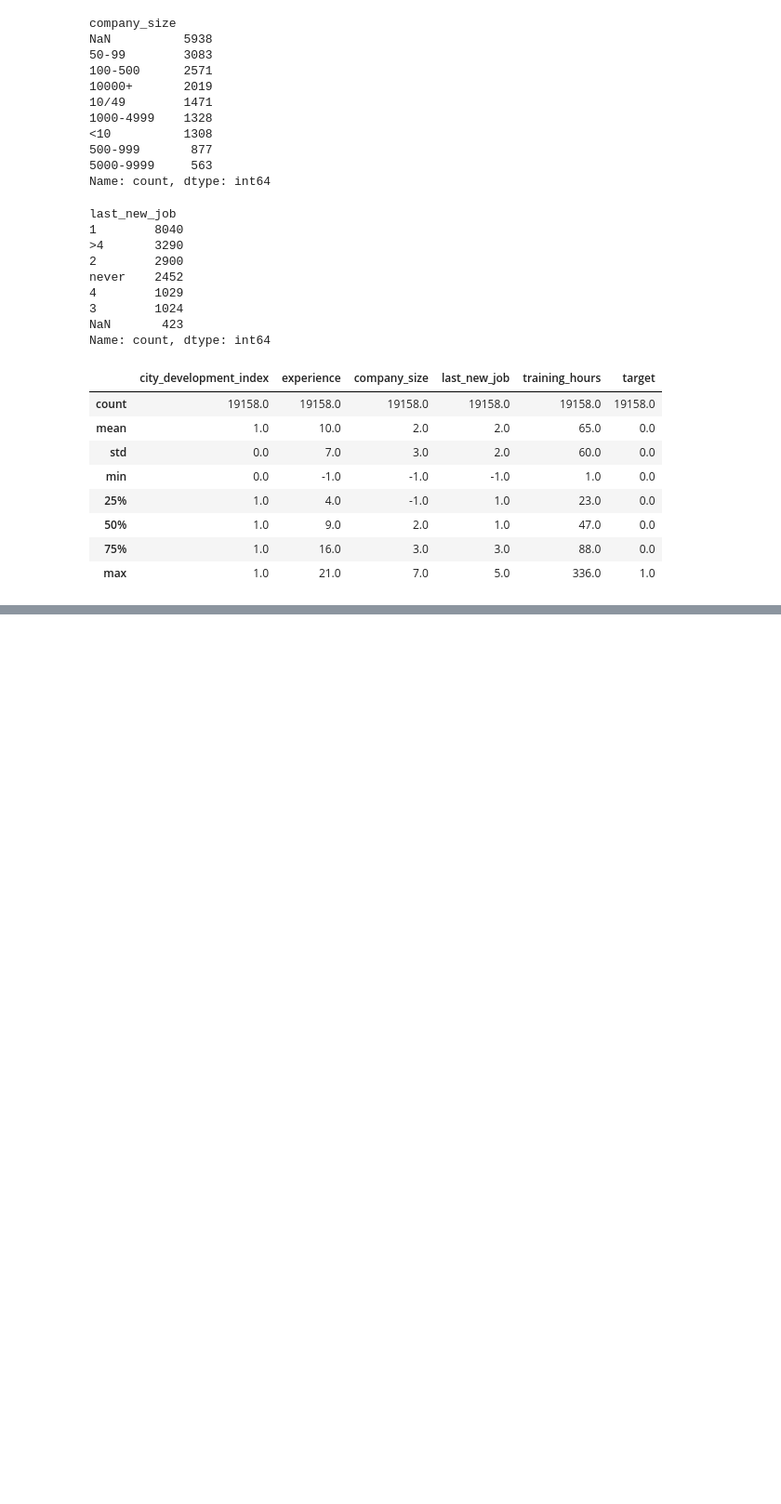
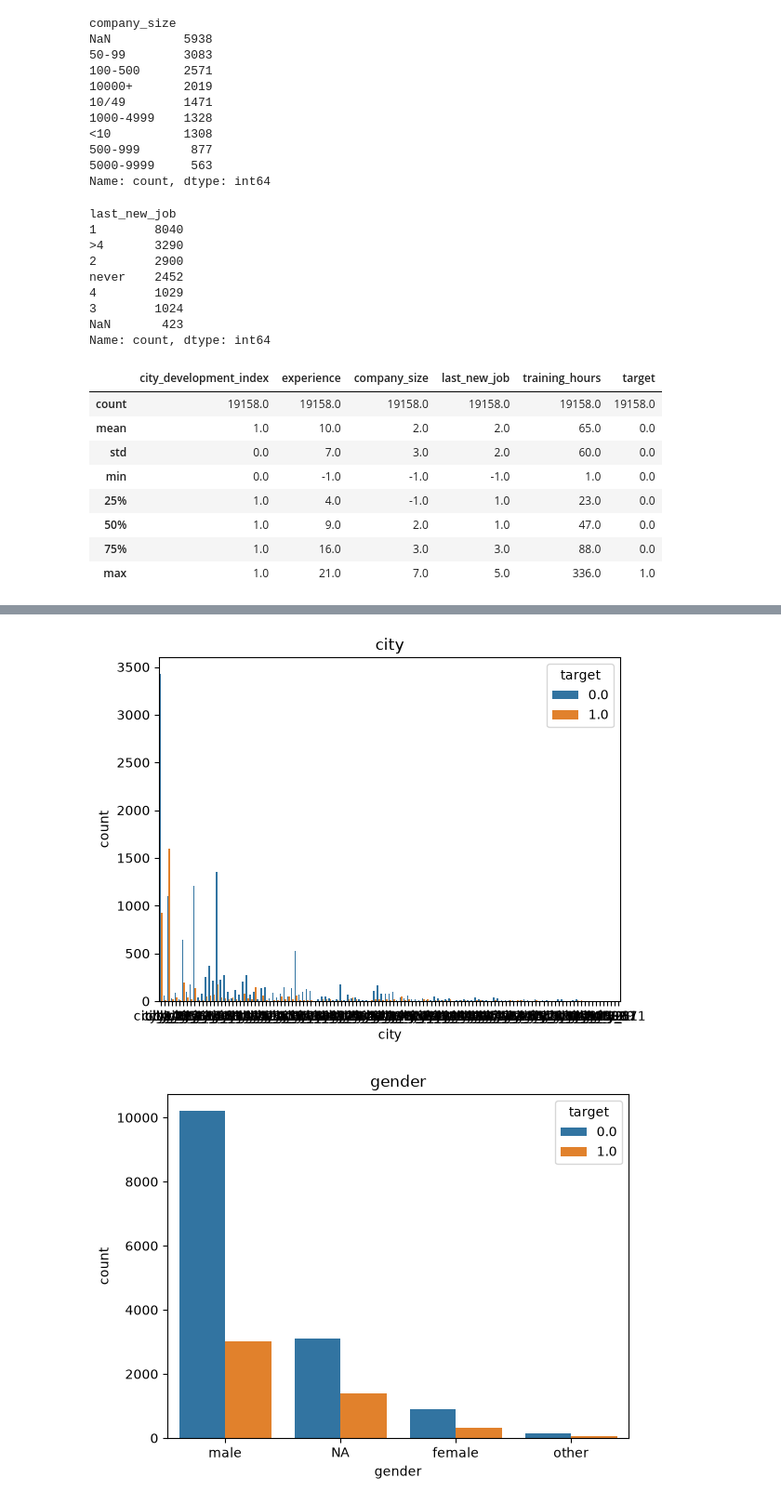
Before and after one commit to cpt-ree/seeking-job-change-prediction, a Jupyter notebook: eda.ipynb, the cells around one changed output, grey strips where cells are left out. Shown at 93% size. Cells and saved outputs as stored; diff of their text form; code cells hidden in the pictures; blank space fills up the shorter version.

```diff
--- a/eda.ipynb
+++ b/eda.ipynb
@@ -188,6 +188,9 @@ df_full_train.describe().round()
 | 50% | 1.0 | 9.0 | 2.0 | 1.0 | 47.0 | 0.0 |
 | 75% | 1.0 | 16.0 | 3.0 | 3.0 | 88.0 | 0.0 |
 | max | 1.0 | 21.0 | 7.0 | 5.0 | 336.0 | 1.0 |
+# %%
+numerical = ['city_development_index','experience','company_size','training_hours']
+categorical = ['city','gender','relevent_experience','enrolled_university','education_level','major_discipline','company_type','last_new_job']
 # %%
 df_full_train.sample(20)
 # %% [output]
@@ -214,0 +219,8 @@ sns.pairplot(df_full_train)
+# %%
+for col in categorical:
+    sns.countplot(data=df_full_train, x=col, hue='target')
+    plt.title(col)
+    plt.show()
+# %% [output]
+[figure, added]
+[figure, added]
```
Also changed, not shown: parts of 4 cells of this notebook.
